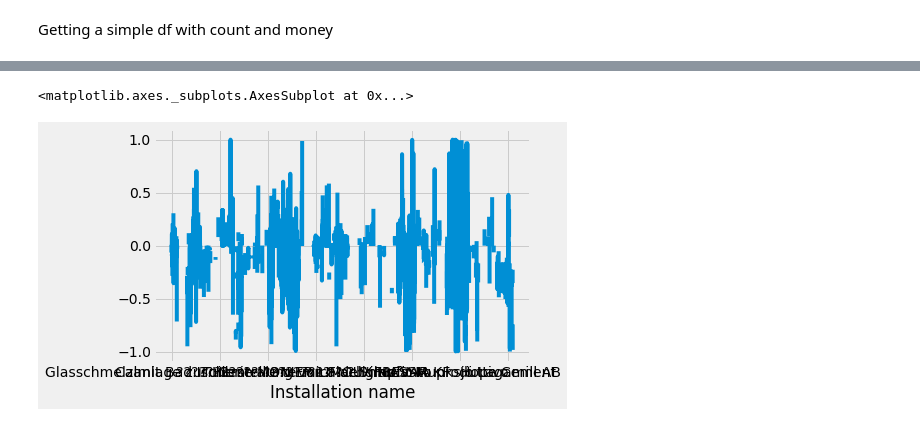
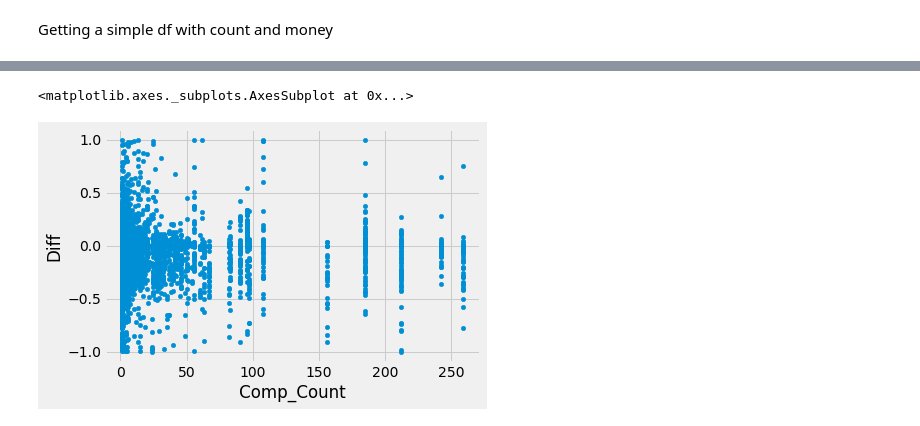
Before and after one commit to BenBowring/EnergyData, a Jupyter notebook: DataInvestigation.ipynb, the cells around one changed output, grey strips where cells are left out. Drawn from its saved outputs; the diff is of its cells as text; code cells hidden in the pictures.

```diff
--- a/DataInvestigation.ipynb
+++ b/DataInvestigation.ipynb
@@ -159,5 +163,5 @@ count_df.sort_values(by = 'Diff', ascending = True).head()
-# %%
-count_df['Diff'].plot()
-# %% [output]
-<matplotlib.axes._subplots.AxesSubplot at 0x...>
-[figure, removed]
+# %%
+count_df.plot(kind = 'scatter', x = 'Comp_Count', y = 'Diff')
+# %% [output]
+<matplotlib.axes._subplots.AxesSubplot at 0x...>
+[figure, added]
```
Also changed, not shown: parts of 9 cells of this notebook.
